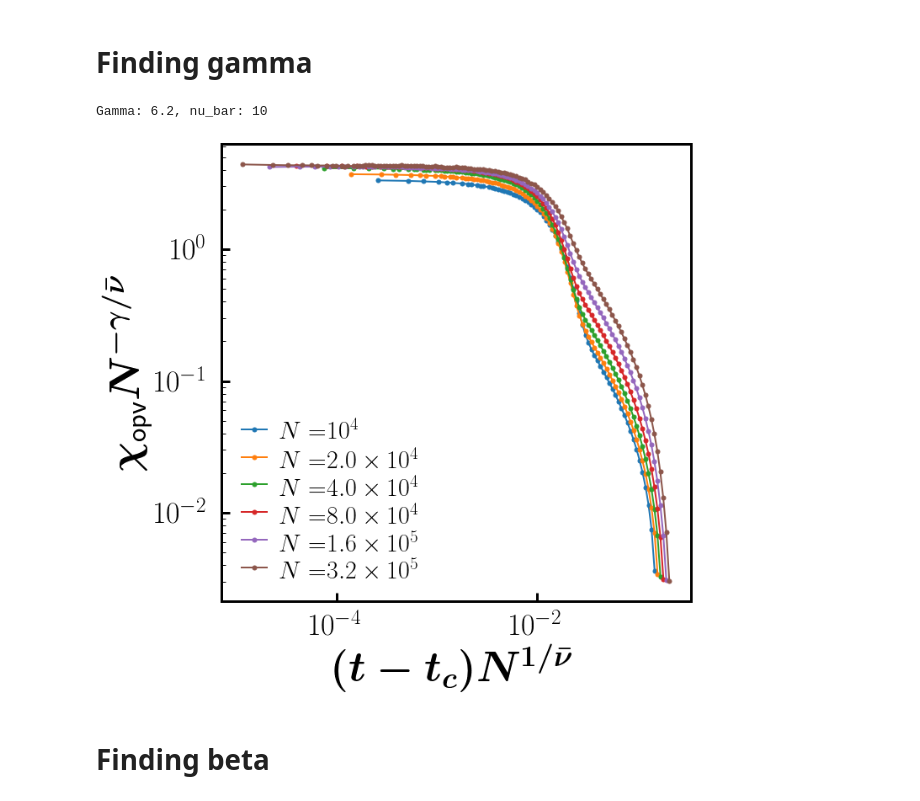
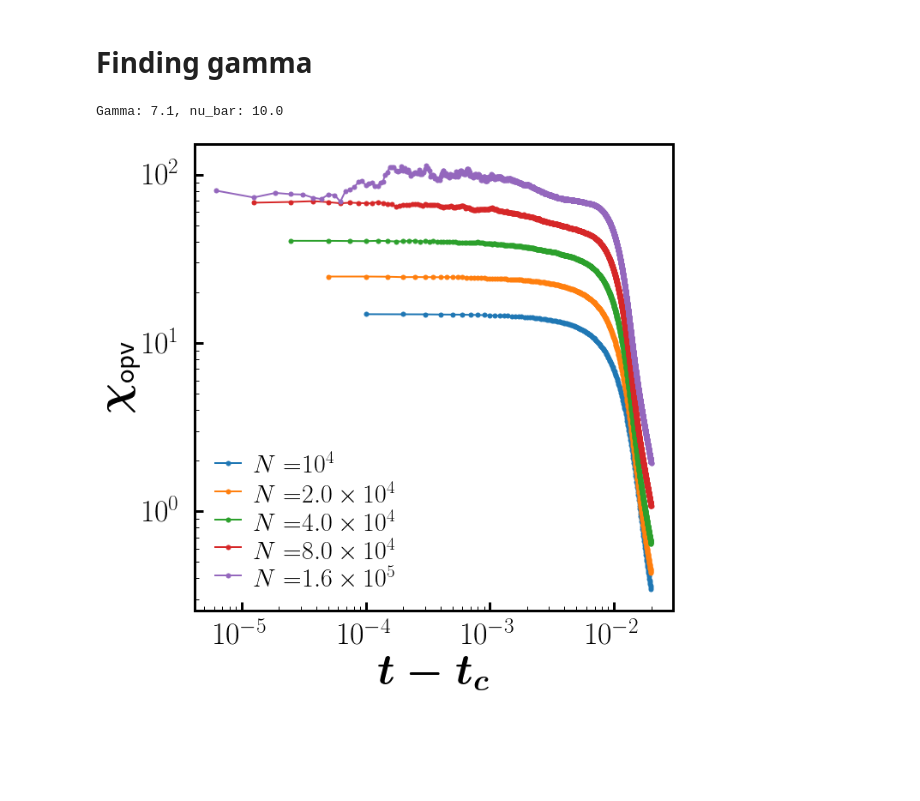
Before and after one commit to hoyunchoi/mBFW, a Jupyter notebook: src/exponents.ipynb, the cells around one changed output. Saved outputs shown, nothing was run; the diff lists cells and outputs as text; code cells hidden in the pictures; blank space fills up the shorter version.

```diff
--- a/src/exponents.ipynb
+++ b/src/exponents.ipynb
@@ -31,6 +29,5 @@ interEventTime_orderParameter = {}
 # %%
-# for networkSize in networkSizeList:
-for networkSize in [10000, 20000, 40000, 80000, 160000, 320000]:
+for networkSize in networkSizeList:
 # for networkSize in [10240000]:
     time[networkSize] = np.arange(0.0, 1.0, 1/networkSize)
     # for acceptanceThreshold in acceptanceThresholdList:
@@ -44,9 +41,11 @@ for networkSize in [10000, 20000, 40000, 80000, 160000, 320000]:
         # interEventTime[current] = rd.read("interEventTime", networkSize, acceptanceThreshold)
         netOrderParameter[current] = {}
         netOrderParameterVariance[current] = {}
-        for state in ["sub", "super"]:
-            netOrderParameter[current][state] = rd.read("netOrderParameter", networkSize, acceptanceThreshold, state)
-            netOrderParameterVariance[current][state] = rd.read("netOrderParameterVariance", networkSize, acceptanceThreshold, state)
+        for accumulate in ["", "12", "78"]:
+            for state in ["sub", "super"]:
+                netOrderParameter[current][accumulate + state] = rd.read("netOrderParameter", networkSize, acceptanceThreshold, accumulate + state)
+                netOrderParameterVariance[current][accumulate + state] = rd.read("netOrderParameterVariance", networkSize, acceptanceThreshold, accumulate + state)
+
         # singleOrderParameter[current] = rd.read("singleOrderParameter", networkSize, acceptanceThreshold)
         #* ---------------------------------------------------------
         # orderParameterDist_t[current] = rd.extractRepeater("orderParameterDist", networkSize, acceptanceThreshold)
@@ -114,55 +235,64 @@ fig.show()
 # %%
 fig, ax = plt.subplots()
 ax.set_rasterized(True)
 
-x = 0.62
-nu_bar = 10
+t_c, x, nu_bar = 0.929, 0.71, 10.0
+# t_c, x, nu_bar = 0.939, 1.15, 5.2
 gamma = x * nu_bar
 print("Gamma: " + str(gamma) + ", nu_bar: " + str(nu_bar))
 
-t_c = points[current]["t_c"]
-t_c = 0.936
-def plotTX(region, scaled):
-    for networkSize in [10000, 20000, 40000, 80000, 160000, 320000]:
+
+def plotGamma(region, net, scaled):
+    for networkSize in [10000, 20000, 40000, 80000, 160000]:
         current = networkSize, acceptanceThreshold
-        t, chi = netOrderParameterVariance[current]["super"]
-        if region=="sub":
-            reduced_t = t_c*networkSize - t
-            reduced_t, chi = avgLogBin(reduced_t[reduced_t>0], chi[reduced_t > 0], delta_exponent=0.03)
+        if net:
+            t, chi = netOrderParameterVariance[current]["78super"]
+        else:
+            t, chi = time[networkSize]*networkSize, orderParameterVariance[current]
+        if region == "sub":
+            reduced_t = t_c * networkSize - t
+            reduced_t, chi = avgLogBin(reduced_t[reduced_t > 0], chi[reduced_t > 0], delta_exponent=0.03)
         elif region == "super":
-            reduced_t = t - t_c*networkSize
-            reduced_t, chi = avgLogBin(reduced_t[reduced_t>0], chi[reduced_t > 0], delta_exponent=0.03)
+            reduced_t = t - t_c * networkSize
+            reduced_t, chi = reduced_t[reduced_t > 0], chi[reduced_t > 0]
+            reduced_t, chi = reduced_t[reduced_t < 2e-2 * networkSize], chi[reduced_t < 2e-2 * networkSize]
+            # reduced_t, chi = avgLogBin(reduced_t[reduced_t < 5e-2*networkSize], chi[reduced_t < 5e-2 * networkSize], delta_exponent=0.01)
         reduced_t /= networkSize
         if scaled:
-            ax.plot(reduced_t * np.power(networkSize, 1/nu_bar), chi * np.power(networkSize, -x), 'o-', label=latex_string("N=") + latex_sci(networkSize, 1), markersize=5, linewidth=2)
+            ax.plot(reduced_t * np.power(networkSize, 1 / nu_bar), chi * np.power(networkSize, -x), 'o-', label=latex_string("N=") + latex_sci(networkSize, 1), markersize=5, linewidth=2)
         else:
             ax.plot(reduced_t, chi, 'o-', label=latex_string("N=") + latex_sci(networkSize, 1), markersize=5, linewidth=2)
 
     if scaled:
         ax.set_ylabel(latex_bold_string("\chi_\\text{opv} N^{-\gamma/\\bar{\\nu}}"))
         if region == "sub":
             ax.set_xlabel(latex_bold_string("(t_c-t)N^{1/\\bar{\\nu}}"))
         elif region == "super":
             ax.set_xlabel(latex_bold_string("(t-t_c)N^{1/\\bar{\\nu}}"))
     else:
         ax.set_ylabel(latex_bold_string("\chi_\\text{opv}"))
         if region == "sub":
             ax.set_xlabel(latex_bold_string("t_c-t"))
         elif region == "super":
-            ax.set_xlabel(latex_bold_string("t_c-t"))
+            ax.set_xlabel(latex_bold_string("t-t_c"))
 
-    ax.set_xscale('log')
-    ax.set_yscale('log')
-    ax.legend(loc="best", fontsize=30)
 
-# plotTX("sub", False)
-# plotTX("sub", True)
-# plotTX("super", False)
-plotTX("super", True)
+plotGamma("super", net=True, scaled=False)
+# x = np.array([0.05, 0.09])
+# y = np.power(x, -gamma) * 1e-11
+# ax.plot(x,y,'k--', label=latex_string("\\gamma=") + latex_float(gamma, 2))
+
+# plotGamma("super", net=False, scaled=True)
+# x = np.array([0.03, 0.08])
+# y = np.power(x, -gamma) * 1e-11
+# ax.plot(x,y,'k--', label=latex_string("\\gamma=") + latex_float(gamma, 2))
+
+
+ax.set_xscale('log')
+ax.set_yscale('log')
+ax.legend(loc="best", fontsize=30)
 
 fig.show()
 # %% [output]
-Gamma: 6.2, nu_bar: 10
+Gamma: 7.1, nu_bar: 10.0
-[figure, old version]
+[figure, new version]
-# %% [markdown]
-# Finding beta
```
Also changed, not shown: parts of 10 cells of this notebook, 7 other files.
